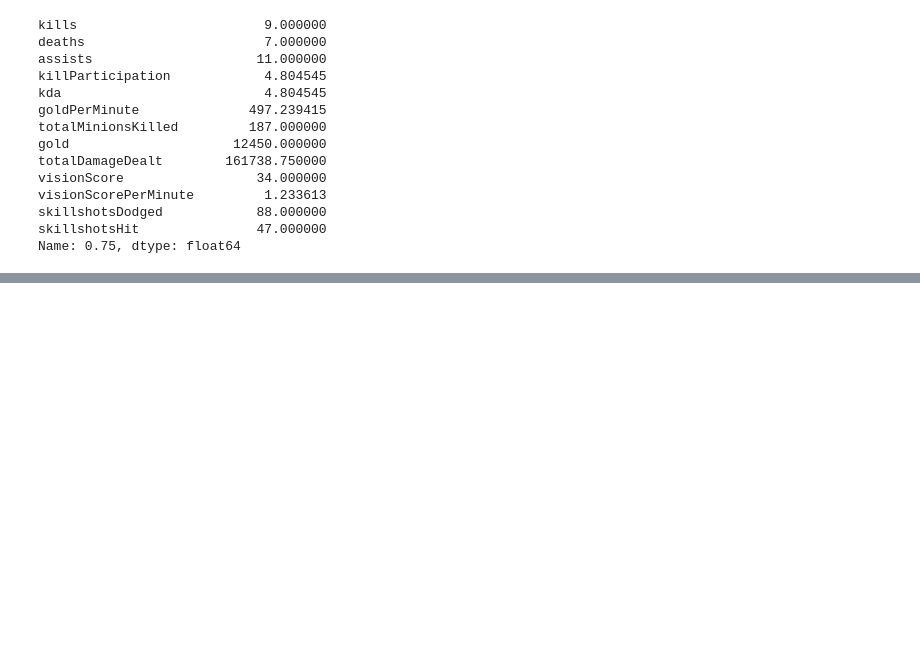
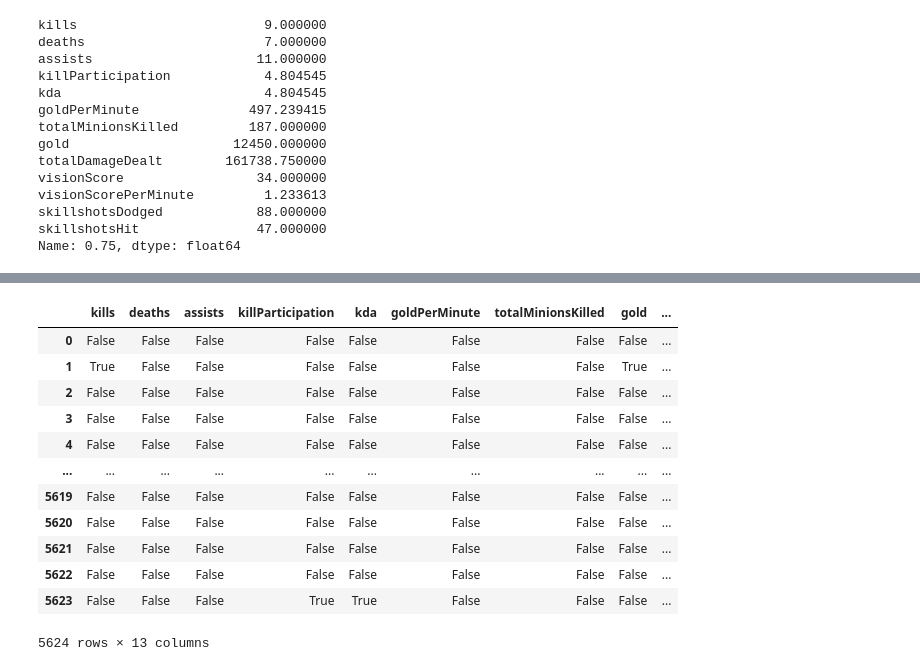
Before and after one commit to aricahyasaputra/data-sains-course-assigment-, a Jupyter notebook: Week 3/Tugas_3_Data_Sains.ipynb, the cells around one changed output, grey strips where cells are left out. Drawn from its saved outputs; the diff is of its cells as text; code cells hidden in the pictures; blank space fills up the shorter version.

```diff
--- a/Week 3/Tugas_3_Data_Sains.ipynb
+++ b/Week 3/Tugas_3_Data_Sains.ipynb
@@ -228,0 +231,5 @@ Name: 0.75, dtype: float64
+# %%
+q1 = df_noid.quantile(0.25)
+q3 = df_noid.quantile(0.75)
+iqr = q3 - q1
+iqr
@@ -228,0 +251,21 @@ Name: 0.75, dtype: float64
+# %%
+import warnings
+warnings.filterwarnings('ignore')
+
+df_noid_align, iqr_new = df_noid.align(iqr, axis=1, copy=False, join='outer')
+outlier_filter = (df_noid < q1 - 1.5 * iqr_new) | (df_noid > q3 + 1.5 * iqr_new)
+outlier_filter
+# %% [output]
+|  | kills | deaths | assists | killParticipation | kda | goldPerMinute | totalMinionsKilled | gold | ... |
+| 0 | False | False | False | False | False | False | False | False | ... |
+| 1 | True | False | False | False | False | False | False | True | ... |
+| 2 | False | False | False | False | False | False | False | False | ... |
+| 3 | False | False | False | False | False | False | False | False | ... |
+| 4 | False | False | False | False | False | False | False | False | ... |
+| ... | ... | ... | ... | ... | ... | ... | ... | ... | ... |
+| 5619 | False | False | False | False | False | False | False | False | ... |
+| 5620 | False | False | False | False | False | False | False | False | ... |
+| 5621 | False | False | False | False | False | False | False | False | ... |
+| 5622 | False | False | False | False | False | False | False | False | ... |
+| 5623 | False | False | False | True | True | False | False | False | ... |
+5624 rows × 13 columns
```
Also changed, not shown: parts of 13 cells of this notebook.
